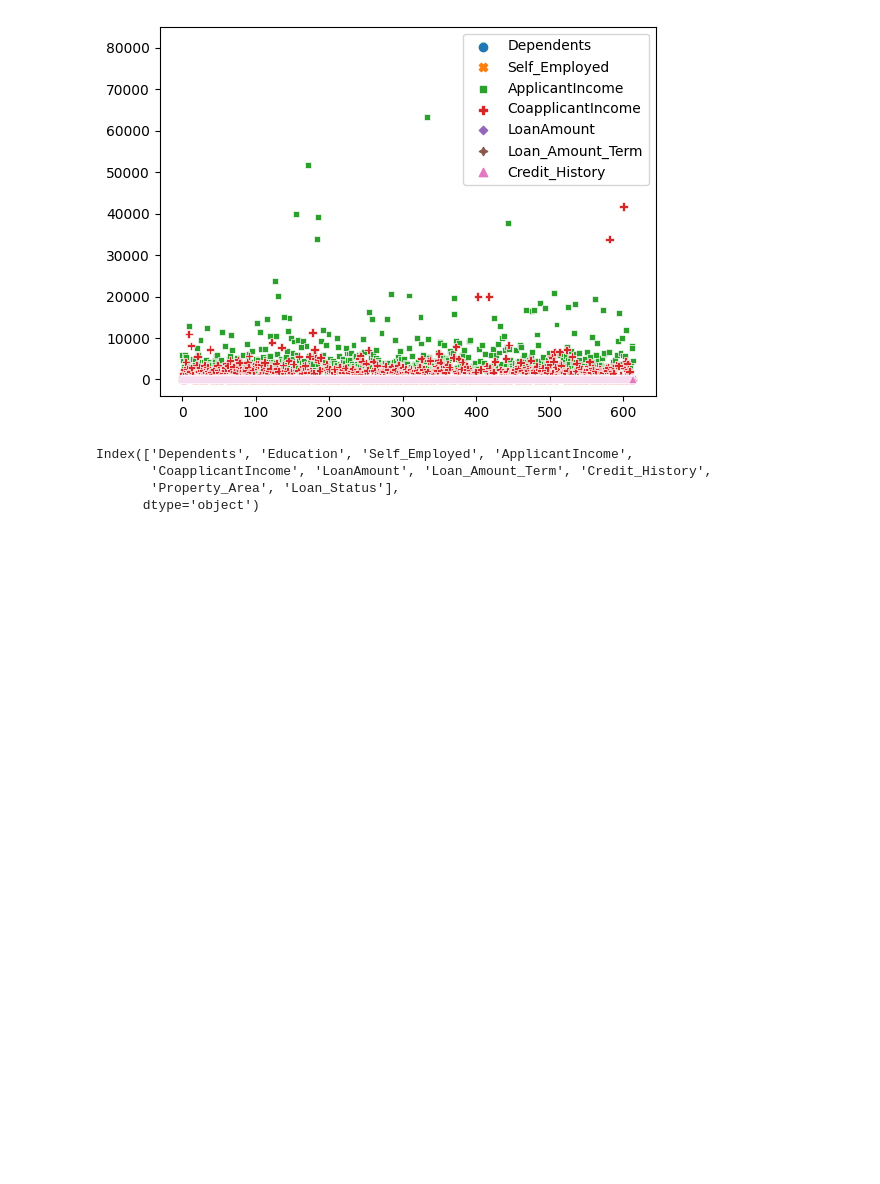
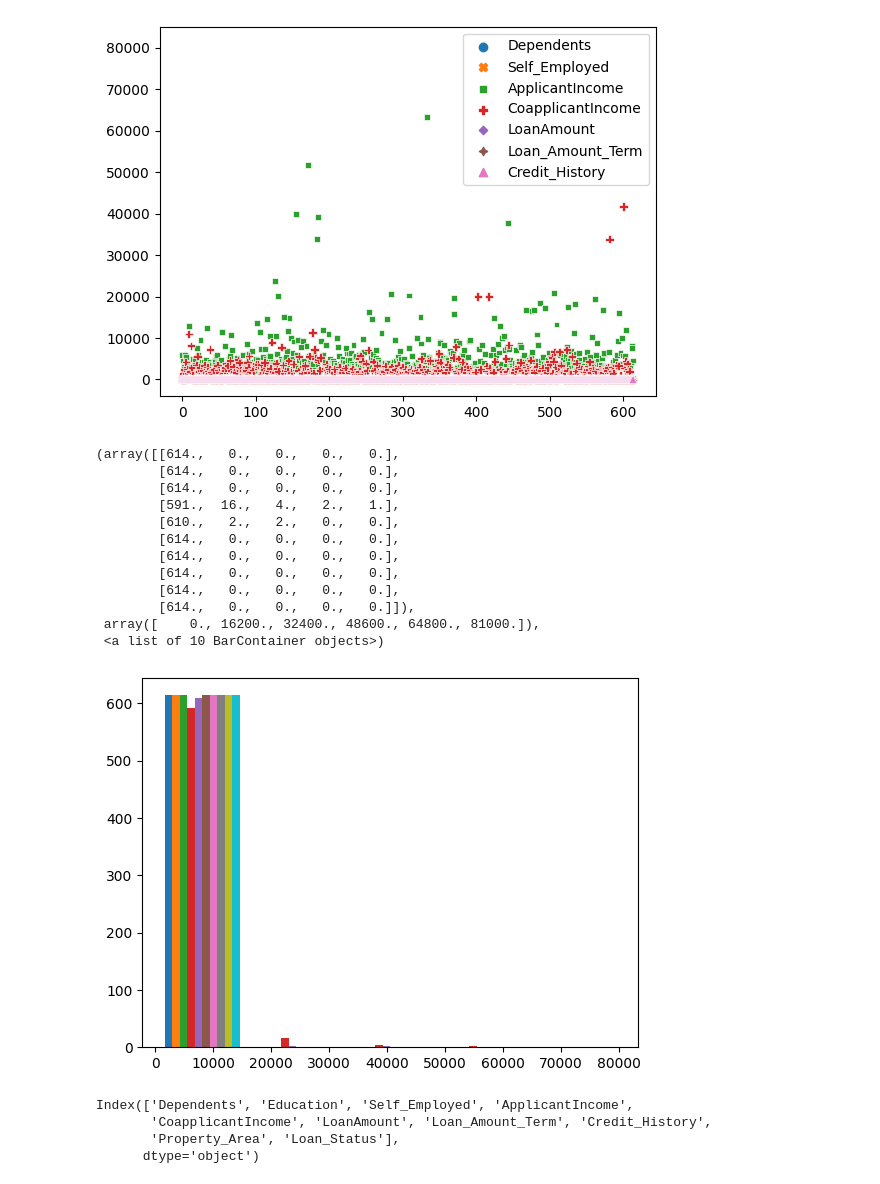
Before and after one commit to moiz02/DS, a Jupyter notebook: DS-main/DS_Project.ipynb, the cells around one changed output. Drawn from its saved outputs; the diff is of its cells as text; code cells hidden in the pictures; blank space fills up the shorter version.

```diff
--- a/DS-main/DS_Project.ipynb
+++ b/DS-main/DS_Project.ipynb
@@ -163,3 +165,19 @@ sns.scatterplot(df)
+# %%
+plt.hist(df,bins=5)
+# %% [output]
+(array([[614.,   0.,   0.,   0.,   0.],
+        [614.,   0.,   0.,   0.,   0.],
+        [614.,   0.,   0.,   0.,   0.],
+        [591.,  16.,   4.,   2.,   1.],
+        [610.,   2.,   2.,   0.,   0.],
+        [614.,   0.,   0.,   0.,   0.],
+        [614.,   0.,   0.,   0.,   0.],
+        [614.,   0.,   0.,   0.,   0.],
+        [614.,   0.,   0.,   0.,   0.],
+        [614.,   0.,   0.,   0.,   0.]]),
+ array([    0., 16200., 32400., 48600., 64800., 81000.]),
+ <a list of 10 BarContainer objects>)
+[figure, added]
 # %%
 import statsmodels.formula.api as smf
 # %%
```
Also changed, not shown: parts of 1 cell of this notebook.
